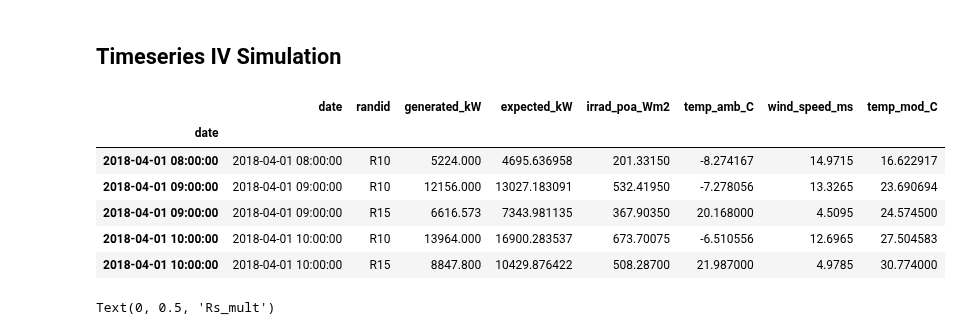
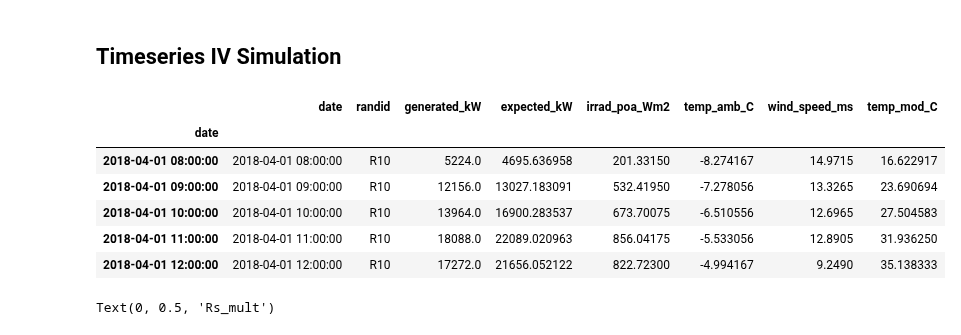
Before and after one commit to sandialabs/pvOps, a Jupyter notebook: examples/tutorial_timeseries_sim.ipynb, the cells around one changed output. Cells and saved outputs as stored; diff of their text form; code cells hidden in the pictures.

Commit message:
update example timeseries sims & tests

```diff
--- a/examples/tutorial_timeseries_sim.ipynb
+++ b/examples/tutorial_timeseries_sim.ipynb
@@ -15,26 +15,26 @@ import matplotlib.pyplot as plt
 import sys
 import os
 # %%
-#example_prodpath = os.path.join('example_data', 'TMY_Seattle.csv')
 example_prodpath = os.path.join('example_data', 'example_prod_with_covariates.csv')
-env_df = pd.read_csv(example_prodpath)#, header=1)
-# env_df['datetime'] = (pd.to_datetime(env_df['Date (MM/DD/YYYY)'], format='%m/%d/%Y') +
-#                   pd.to_timedelta(env_df['Time (HH:MM)'] + ':00'))
-# env_df.index = pd.to_datetime(env_df['datetime'])
+env_df = pd.read_csv(example_prodpath)
 env_df.index = pd.to_datetime(env_df["date"])
 env_df = env_df.sort_index()
 
 # Only simulate where irradiance > 200
 env_df = env_df[env_df['irrad_poa_Wm2'] > 200]
+# Two sites have data here so we choose one
+env_df = env_df[env_df['randid'] == 'R10']
+# Remove any NaN environmental specifications
+env_df = env_df.dropna(subset=['irrad_poa_Wm2','temp_amb_C'])
 env_df.head()
 # %% [output]
 |  | date | randid | generated_kW | expected_kW | irrad_poa_Wm2 | temp_amb_C | wind_speed_ms | temp_mod_C |
 | date |  |  |  |  |  |  |  |  |
-| 2018-04-01 08:00:00 | 2018-04-01 08:00:00 | R10 | 5224.000 | 4695.636958 | 201.33150 | -8.274167 | 14.9715 | 16.622917 |
-| 2018-04-01 09:00:00 | 2018-04-01 09:00:00 | R10 | 12156.000 | 13027.183091 | 532.41950 | -7.278056 | 13.3265 | 23.690694 |
-| 2018-04-01 09:00:00 | 2018-04-01 09:00:00 | R15 | 6616.573 | 7343.981135 | 367.90350 | 20.168000 | 4.5095 | 24.574500 |
-| 2018-04-01 10:00:00 | 2018-04-01 10:00:00 | R10 | 13964.000 | 16900.283537 | 673.70075 | -6.510556 | 12.6965 | 27.504583 |
-| 2018-04-01 10:00:00 | 2018-04-01 10:00:00 | R15 | 8847.800 | 10429.876422 | 508.28700 | 21.987000 | 4.9785 | 30.774000 |
+| 2018-04-01 08:00:00 | 2018-04-01 08:00:00 | R10 | 5224.0 | 4695.636958 | 201.33150 | -8.274167 | 14.9715 | 16.622917 |
+| 2018-04-01 09:00:00 | 2018-04-01 09:00:00 | R10 | 12156.0 | 13027.183091 | 532.41950 | -7.278056 | 13.3265 | 23.690694 |
+| 2018-04-01 10:00:00 | 2018-04-01 10:00:00 | R10 | 13964.0 | 16900.283537 | 673.70075 | -6.510556 | 12.6965 | 27.504583 |
+| 2018-04-01 11:00:00 | 2018-04-01 11:00:00 | R10 | 18088.0 | 22089.020963 | 856.04175 | -5.533056 | 12.8905 | 31.936250 |
+| 2018-04-01 12:00:00 | 2018-04-01 12:00:00 | R10 | 17272.0 | 21656.052122 | 822.72300 | -4.994167 | 9.2490 | 35.138333 |
 # %%
 
 
```
Also changed, not shown: parts of 3 cells of this notebook, 4 other files.
